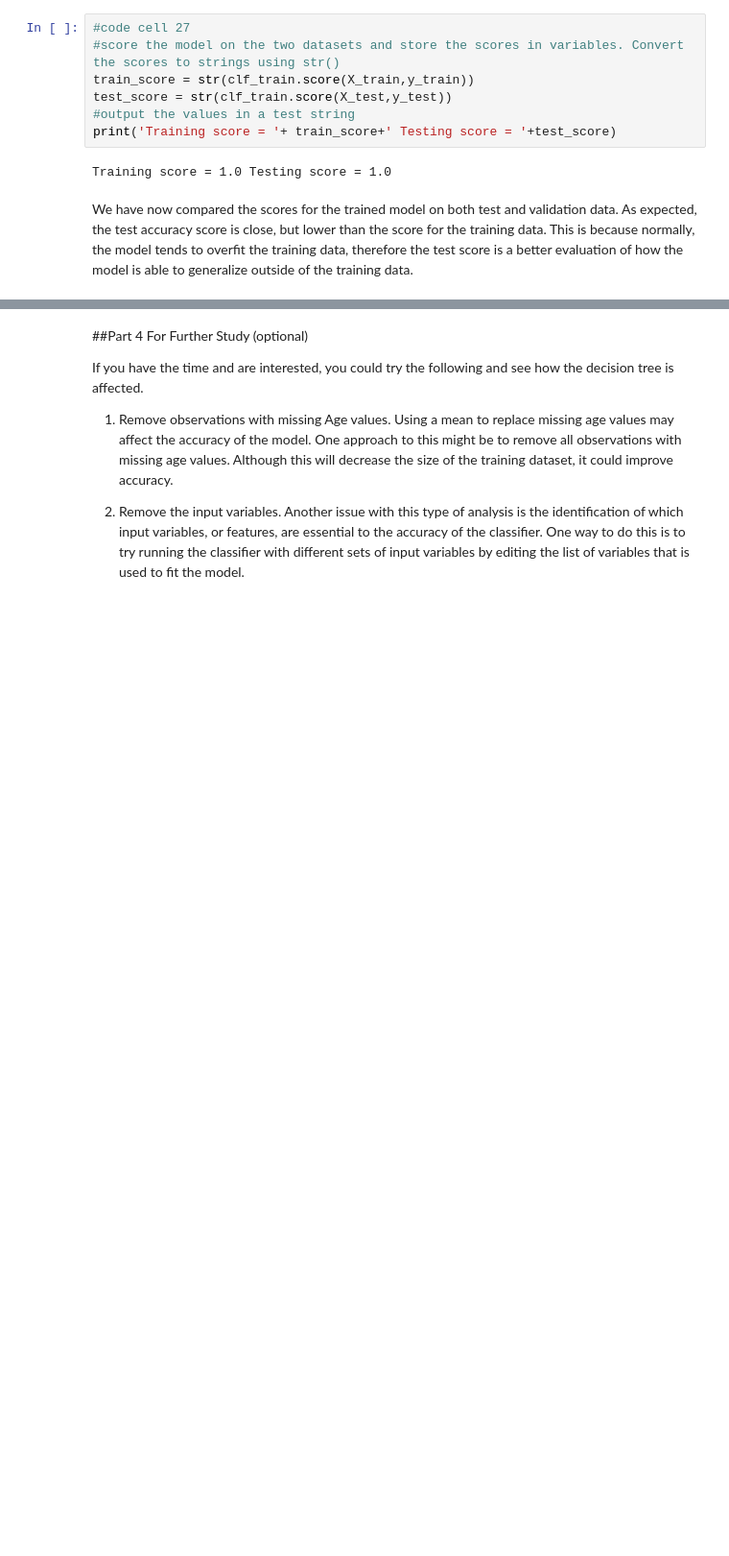
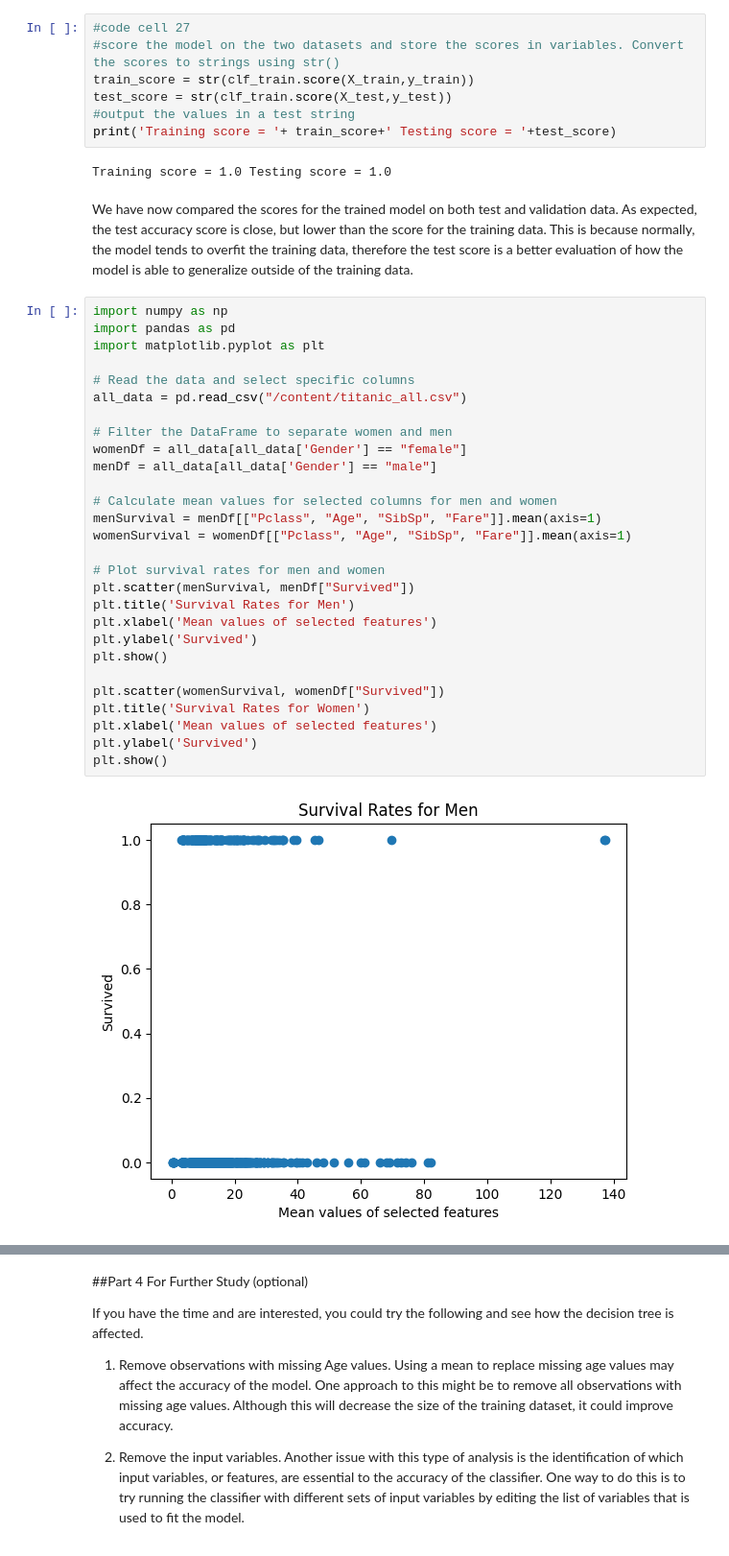
Before and after one commit to MayahCatorce/CPE-019---CPE32S3, a Jupyter notebook: Catorce_DecisionTreeClassification.ipynb, the cells around one changed output, grey strips where cells are left out. Shown at 96% size. Drawn from its saved outputs; the diff is of its cells as text; blank space fills up the shorter version.

```diff
--- a/Catorce_DecisionTreeClassification.ipynb
+++ b/Catorce_DecisionTreeClassification.ipynb
@@ -683,3 +683,33 @@ We have now compared the scores for the trained model on both test and validatio
 accuracy score is close, but lower than the score for the training data. This is because normally, the model tends
 to overfit the training data, therefore the test score is a better evaluation of how the model is able to generalize
 outside of the training data.
+# %%
+import numpy as np
+import pandas as pd
+import matplotlib.pyplot as plt
+
+# Read the data and select specific columns
+all_data = pd.read_csv("/content/titanic_all.csv")
+
+# Filter the DataFrame to separate women and men
+womenDf = all_data[all_data['Gender'] == "female"]
+menDf = all_data[all_data['Gender'] == "male"]
+
+# Calculate mean values for selected columns for men and women
+menSurvival = menDf[["Pclass", "Age", "SibSp", "Fare"]].mean(axis=1)
+womenSurvival = womenDf[["Pclass", "Age", "SibSp", "Fare"]].mean(axis=1)
+
+# Plot survival rates for men and women
+plt.scatter(menSurvival, menDf["Survived"])
+plt.title('Survival Rates for Men')
+plt.xlabel('Mean values of selected features')
+plt.ylabel('Survived')
+plt.show()
+
+plt.scatter(womenSurvival, womenDf["Survived"])
+plt.title('Survival Rates for Women')
+plt.xlabel('Mean values of selected features')
+plt.ylabel('Survived')
+plt.show()
+# %% [output]
+[figure, added]
```
Also changed, not shown: parts of 1 cell of this notebook.
